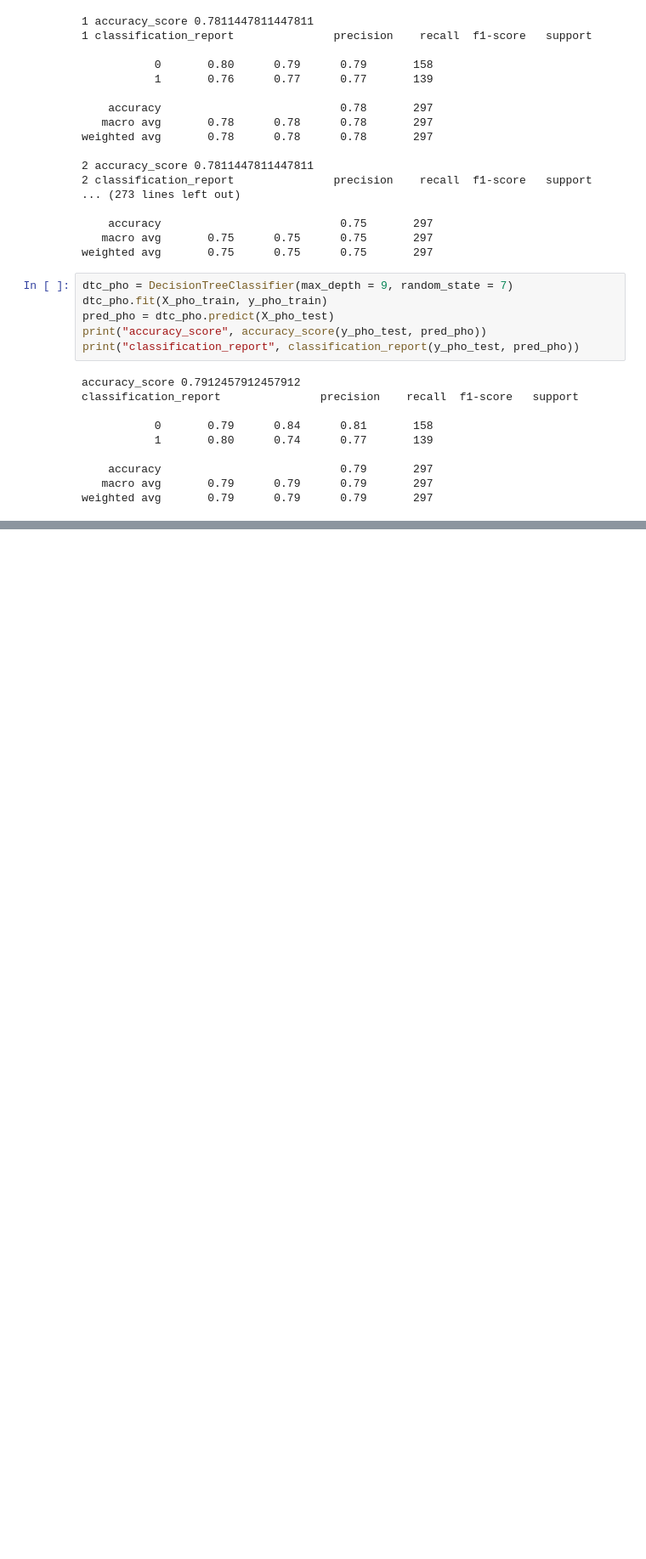
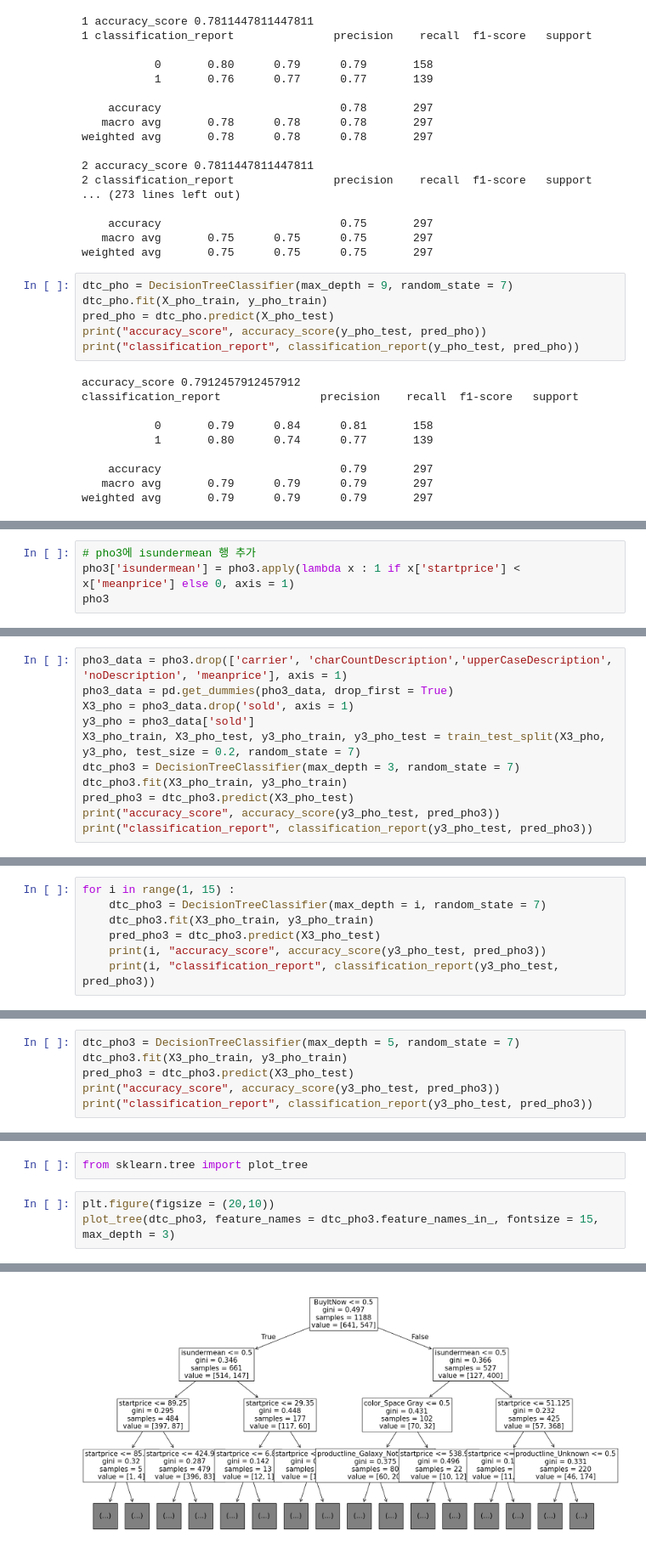
Before and after one commit to yusangsoo/Fintech_PM, a Jupyter notebook: 06_machine_learning/05_데이터분석연습_이베이_휴대폰_판매데이터_예측_의사결정나무.ipynb, the cells around one changed output, grey strips where cells are left out. Shown at 85% size. Saved outputs shown, nothing was run; the diff lists cells and outputs as text; blank space fills up the shorter version.

```diff
--- a/06_machine_learning/05_데이터분석연습_이베이_휴대폰_판매데이터_예측_의사결정나무.ipynb
+++ b/06_machine_learning/05_데이터분석연습_이베이_휴대폰_판매데이터_예측_의사결정나무.ipynb
@@ -1471,0 +1629,4 @@ weighted avg       0.79      0.79      0.79       297
+# %%
+# pho3에 isundermean 행 추가
+pho3['isundermean'] = pho3.apply(lambda x : 1 if x['startprice'] < x['meanprice'] else 0, axis = 1)
+pho3
@@ -1471,0 +1667,11 @@ weighted avg       0.79      0.79      0.79       297
+# %%
+pho3_data = pho3.drop(['carrier', 'charCountDescription','upperCaseDescription', 'noDescription', 'meanprice'], axis = 1)
+pho3_data = pd.get_dummies(pho3_data, drop_first = True)
+X3_pho = pho3_data.drop('sold', axis = 1)
+y3_pho = pho3_data['sold']
+X3_pho_train, X3_pho_test, y3_pho_train, y3_pho_test = train_test_split(X3_pho, y3_pho, test_size = 0.2, random_state = 7)
+dtc_pho3 = DecisionTreeClassifier(max_depth = 3, random_state = 7)
+dtc_pho3.fit(X3_pho_train, y3_pho_train)
+pred_pho3 = dtc_pho3.predict(X3_pho_test)
+print("accuracy_score", accuracy_score(y3_pho_test, pred_pho3))
+print("classification_report", classification_report(y3_pho_test, pred_pho3))
@@ -1471,0 +1688,7 @@ weighted avg       0.79      0.79      0.79       297
+# %%
+for i in range(1, 15) :
+    dtc_pho3 = DecisionTreeClassifier(max_depth = i, random_state = 7)
+    dtc_pho3.fit(X3_pho_train, y3_pho_train)
+    pred_pho3 = dtc_pho3.predict(X3_pho_test)
+    print(i, "accuracy_score", accuracy_score(y3_pho_test, pred_pho3))
+    print(i, "classification_report", classification_report(y3_pho_test, pred_pho3))
@@ -1471,0 +1713,6 @@ weighted avg       0.79      0.79      0.79       297
+# %%
+dtc_pho3 = DecisionTreeClassifier(max_depth = 5, random_state = 7)
+dtc_pho3.fit(X3_pho_train, y3_pho_train)
+pred_pho3 = dtc_pho3.predict(X3_pho_test)
+print("accuracy_score", accuracy_score(y3_pho_test, pred_pho3))
+print("classification_report", classification_report(y3_pho_test, pred_pho3))
@@ -1471,0 +1729,6 @@ weighted avg       0.79      0.79      0.79       297
+# %%
+from sklearn.tree import plot_tree
+# %%
+plt.figure(figsize = (20,10))
+plot_tree(dtc_pho3, feature_names = dtc_pho3.feature_names_in_, fontsize = 15, max_depth = 3)
+# %% [output]
@@ -1471,0 +1752 @@ weighted avg       0.79      0.79      0.79       297
+[figure, added]
```
Also changed, not shown: parts of 32 cells of this notebook, 3 other files.
